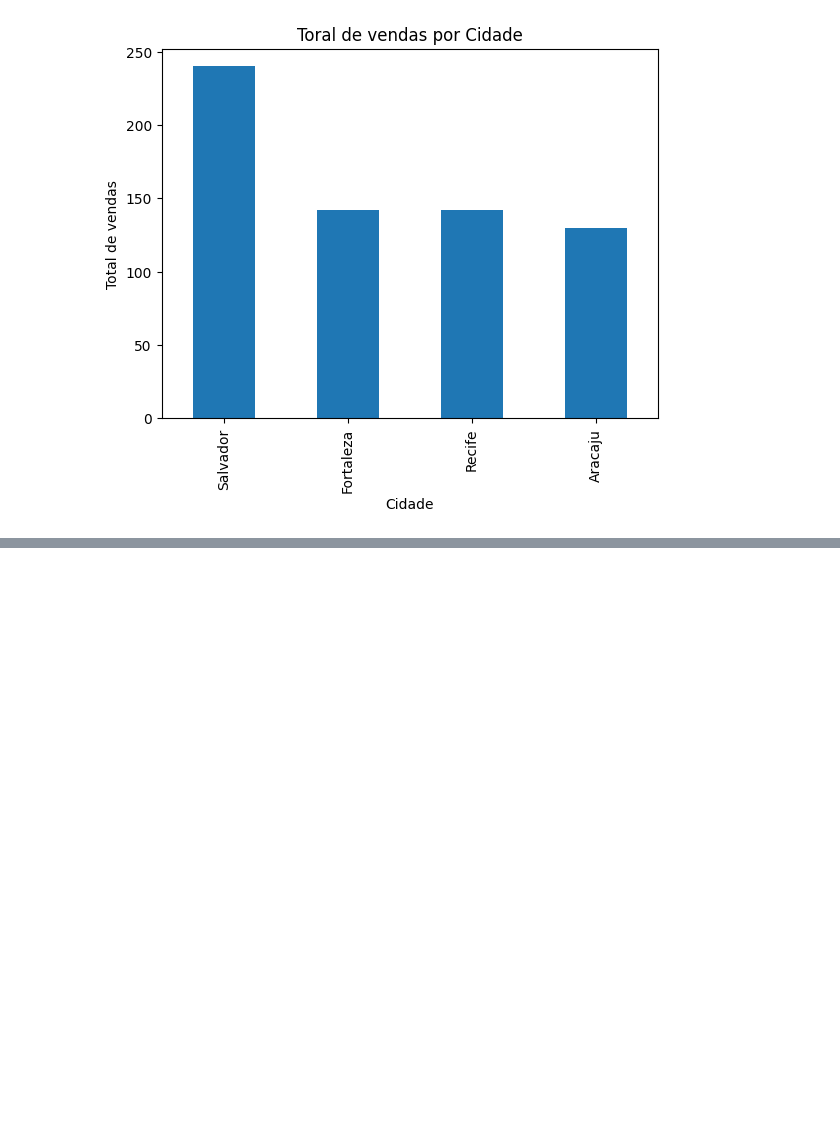
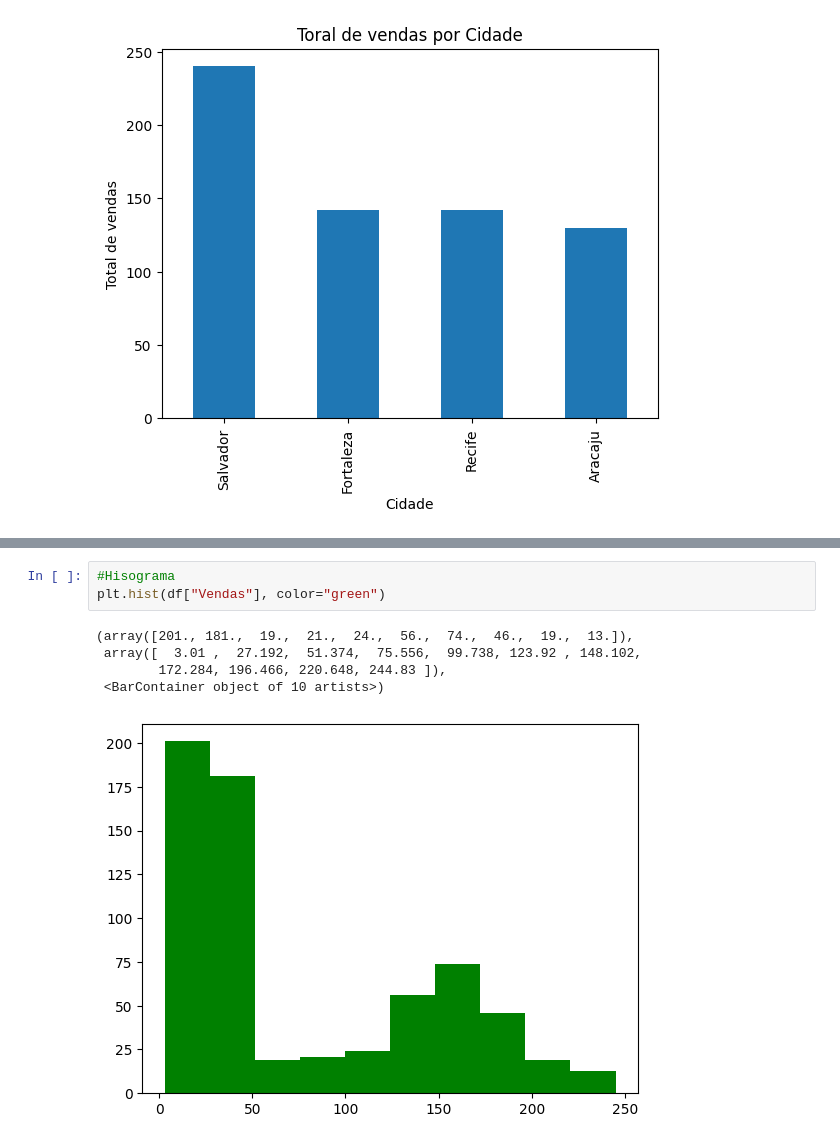
Before and after one commit to th1ago/dio-desafio-ml, a Jupyter notebook: Excel/visualization.ipynb, the cells around one changed output, grey strips where cells are left out. Cells and saved outputs as stored; diff of their text form; blank space fills up the shorter version.

```diff
--- a/Excel/visualization.ipynb
+++ b/Excel/visualization.ipynb
@@ -44,0 +53,9 @@ Text(0, 0.5, 'Total de vendas')
+# %%
+#Hisograma
+plt.hist(df["Vendas"], color="green")
+# %% [output]
+(array([201., 181.,  19.,  21.,  24.,  56.,  74.,  46.,  19.,  13.]),
+ array([  3.01 ,  27.192,  51.374,  75.556,  99.738, 123.92 , 148.102,
+        172.284, 196.466, 220.648, 244.83 ]),
+ <BarContainer object of 10 artists>)
+[figure, added]
```
Also changed, not shown: parts of 2 cells of this notebook, 1 other file.
